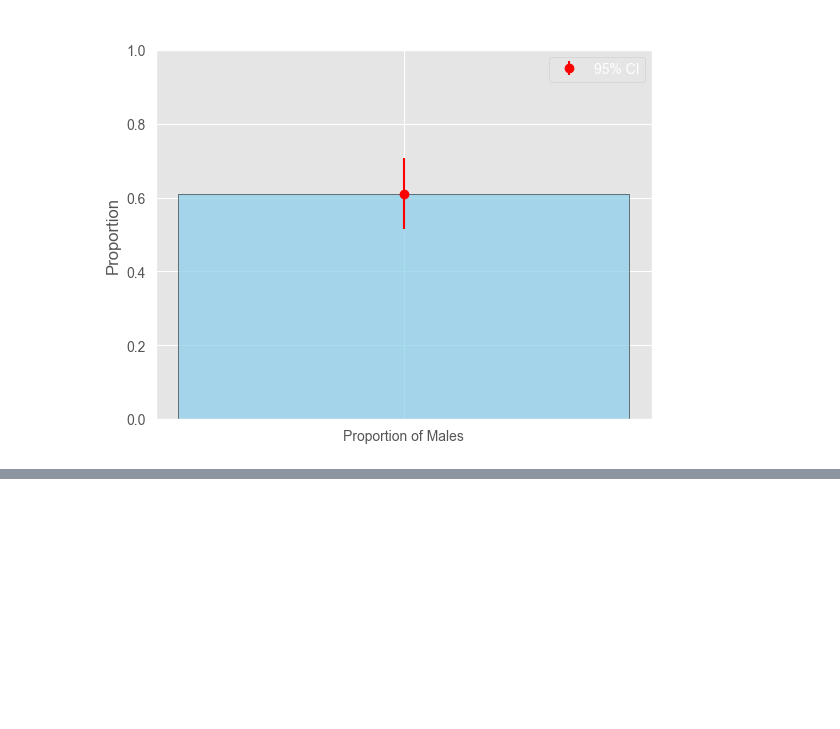
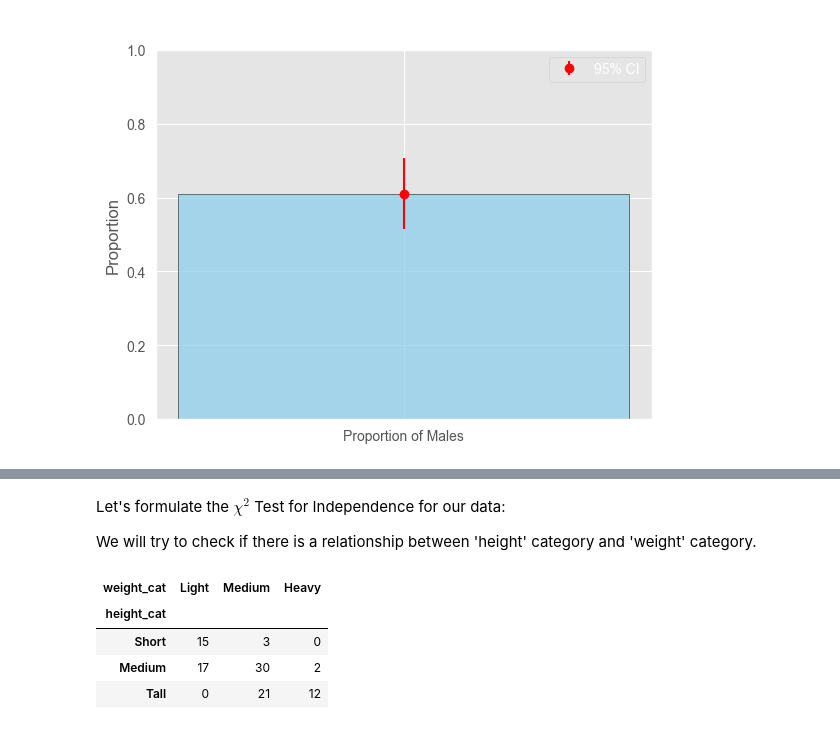
Before and after one commit to dattali18/statistics_msc_course, a Jupyter notebook: code/statistics_project.ipynb, the cells around one changed output, grey strips where cells are left out. Drawn from its saved outputs; the diff is of its cells as text; code cells hidden in the pictures; blank space fills up the shorter version.

```diff
--- a/code/statistics_project.ipynb
+++ b/code/statistics_project.ipynb
@@ -930,0 +1431,18 @@ plt.show()
+# %% [markdown]
+Let's formulate the $\chi^2$ Test for Independence for our data:
+
+We will try to check if there is a relationship between 'height' category and 'weight' category.
+# %%
+# create the categories
+df['height_cat'] = pd.cut(df['height'], bins=3, labels=['Short', 'Medium', 'Tall'])
+df['weight_cat'] = pd.cut(df['weight'], bins=3, labels=['Light', 'Medium', 'Heavy'])
+
+# create the contingency table
+contingency_table = pd.crosstab(df['height_cat'], df['weight_cat'])
+contingency_table
+# %% [output]
+| weight_cat | Light | Medium | Heavy |
+| height_cat |  |  |  |
+| Short | 15 | 3 | 0 |
+| Medium | 17 | 30 | 2 |
+| Tall | 0 | 21 | 12 |
```
Also changed, not shown: parts of 33 cells of this notebook.
